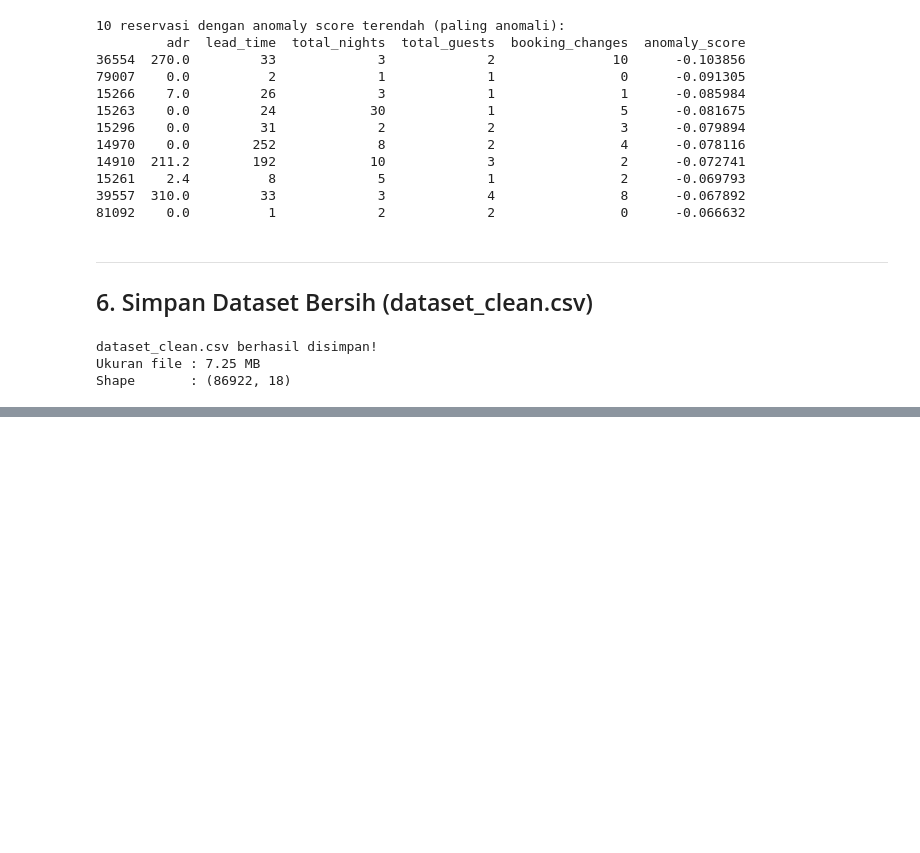
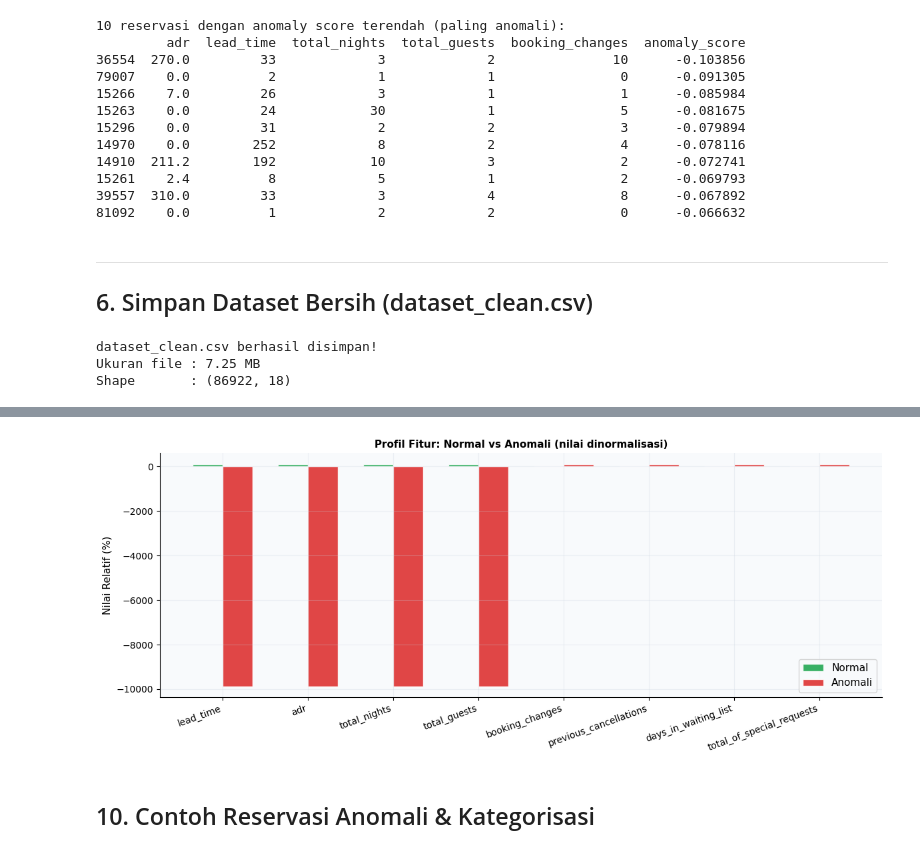
Before and after one commit to keroppiii/H1D023019_Fatimah_Nurmawati_ProjectML, a Jupyter notebook: Preprocessing_HotelDemand.ipynb, the cells around one changed output, grey strips where cells are left out. Saved outputs shown, nothing was run; the diff lists cells and outputs as text; code cells hidden in the pictures; blank space fills up the shorter version.

```diff
--- a/Preprocessing_HotelDemand.ipynb
+++ b/Preprocessing_HotelDemand.ipynb
@@ -547,0 +721,18 @@ Shape       : (86922, 18)
+# %%
+df_result = df_scaled[numerical_features].copy()
+df_result['iso_label'] = iso_pred
+df_result['iso_score'] = iso_score
+
+anomalies = df_result[df_result['iso_label'] == -1]
+normals   = df_result[df_result['iso_label'] ==  1]
+
+compare = pd.DataFrame({
+    'Normal (rata-rata)' : normals[numerical_features].mean().round(2),
+    'Anomali (rata-rata)': anomalies[numerical_features].mean().round(2),
+})
+compare['Selisih']       = (compare['Anomali (rata-rata)'] - compare['Normal (rata-rata)']).round(2)
+compare['Keterangan']    = compare['Selisih'].apply(
+    lambda x: '↑ Anomali lebih tinggi' if x > 0 else '↓ Anomali lebih rendah'
+)
+print('Perbandingan rata-rata fitur: Normal vs Anomali')
+print(compare.to_string())
@@ -547,0 +754,29 @@ Shape       : (86922, 18)
+# %%
+features_plot   = ['lead_time','adr','total_nights','total_guests',
+                   'booking_changes','previous_cancellations',
+                   'days_in_waiting_list','total_of_special_requests']
+val_normal      = normals[features_plot].mean().values
+val_anomaly     = anomalies[features_plot].mean().values
+max_vals        = np.maximum(val_normal, val_anomaly)
+max_vals[max_vals == 0] = 1
+val_normal_norm  = val_normal  / max_vals * 100
+val_anomaly_norm = val_anomaly / max_vals * 100
+
+x     = np.arange(len(features_plot))
+width = 0.35
+fig, ax = plt.subplots(figsize=(12, 5))
+ax.bar(x - width/2, val_normal_norm,  width, label='Normal',  color=GREEN, alpha=0.85, edgecolor='white')
+ax.bar(x + width/2, val_anomaly_norm, width, label='Anomali', color=RED,   alpha=0.85, edgecolor='white')
+ax.set_xticks(x)
+ax.set_xticklabels(features_plot, rotation=20, ha='right', fontsize=10)
+ax.set_ylabel('Nilai Relatif (%)', fontsize=11)
+ax.set_title('Profil Fitur: Normal vs Anomali (nilai dinormalisasi)',
+             fontsize=11, fontweight='bold')
+ax.legend(fontsize=11)
+plt.tight_layout()
+plt.savefig('profil_anomali_vs_normal.png', dpi=150, bbox_inches='tight')
+plt.show()
+# %% [output]
+[figure, added]
+# %% [markdown]
+## 10. Contoh Reservasi Anomali & Kategorisasi
```
Also changed, not shown: parts of 19 cells of this notebook, 4 other files.
